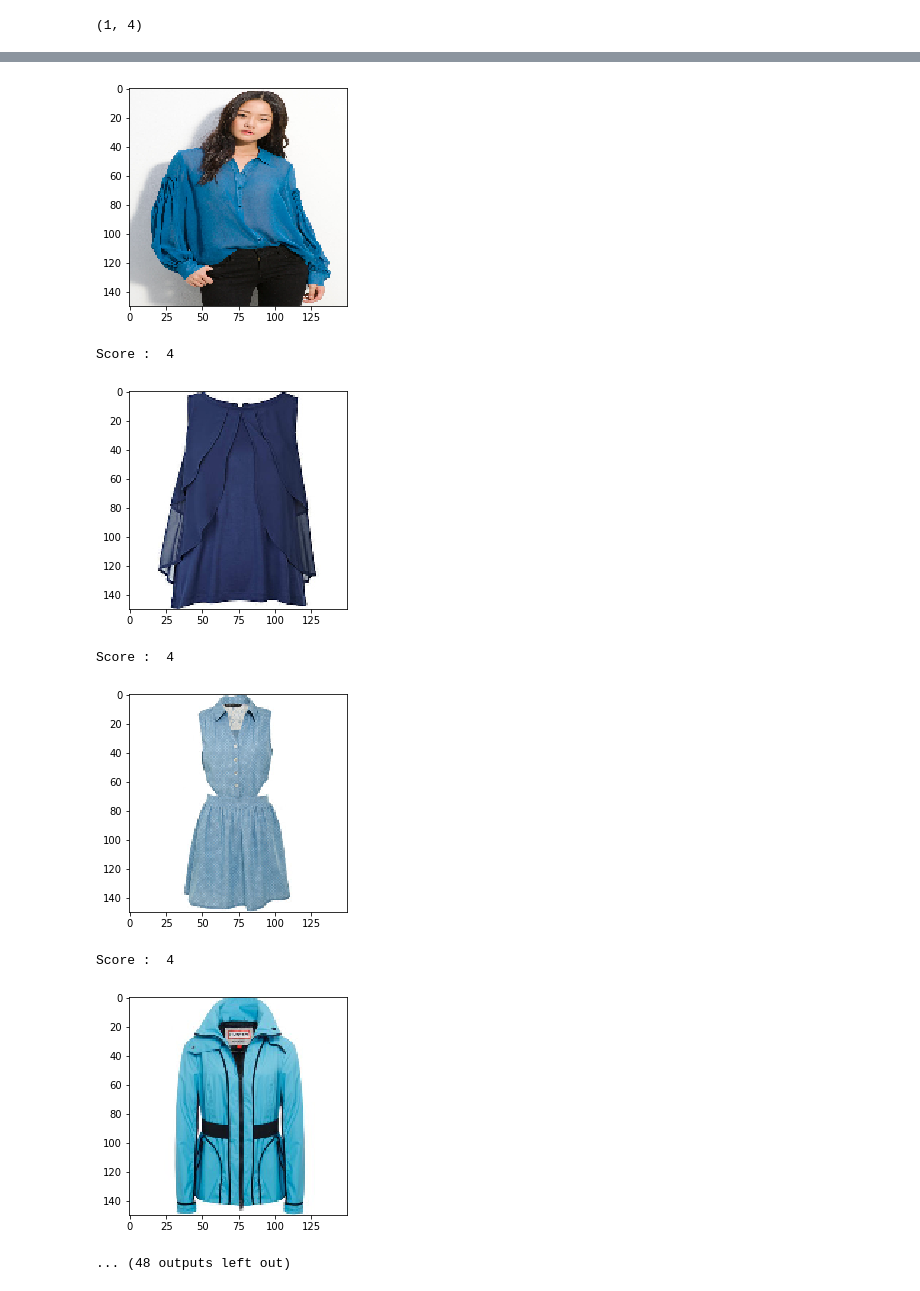
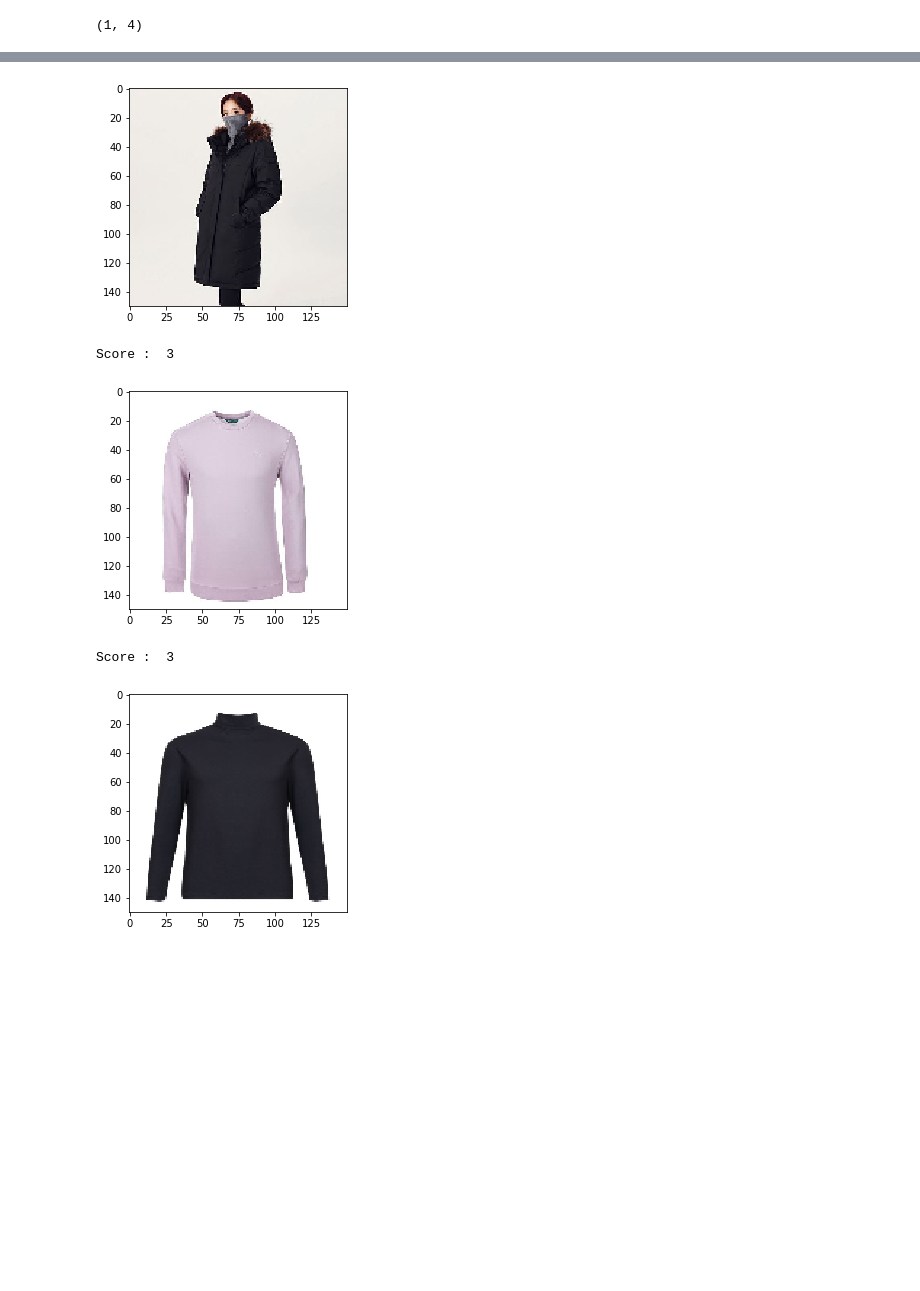
Before and after one commit to skkuse02/2019fall_41class_team6, a Jupyter notebook: FashioNet ver.2/FashioNet ver.2 Similarities.ipynb, the cells around one changed output, grey strips where cells are left out. Drawn from its saved outputs; the diff is of its cells as text; code cells hidden in the pictures; blank space fills up the shorter version.

```diff
--- a/FashioNet ver.2/FashioNet ver.2 Similarities.ipynb
+++ b/FashioNet ver.2/FashioNet ver.2 Similarities.ipynb
@@ -73,7 +75,7 @@ img_width, img_height = 150, 150
 
 imagelist = []
 # top_model_weights_path = 'bottleneck_fc_model.h5'
-image_data_dir = 'Classification/fabric/test'
+image_data_dir = 'retail_shops'
 #chosenOnes = sorted(os.listdir(train_data_dir))
 count = 0
 
@@ -90,6 +92,6 @@ Found 1293 images belonging to 5 classes.
 # %%
 # Reshaping the images array
-nb_data_samples = 1293
+nb_data_samples = 23
 c=0
 images_valid=[]
 for X_batch in data1_generator:
@@ -161,3 +163,9 @@ Pattern :  (1, 5)
 fabric :  (1, 5)
 color :  (1, 5)
 Style :  (1, 5)
+# %%
+for i in range(len(data_images_inp)):
+    print ("Pattern : ", class_pattern[np.argmax(inp_pattern[i])])
+    print ("Fabric : ", class_fabric[np.argmax(inp_fabric[i])])
+    print ("Color : ", class_color[np.argmax(inp_color[i])])
+    print ("Style : ", class_style[np.argmax(inp_style[i])])
@@ -197,7 +210,7 @@ feature_data=np.load('db_features.npy')
 similarities=similarity(feature_data,inp_feature_data)
 sorted_similarities = sorted(similarities.items(), key=operator.itemgetter(1),reverse=True)
 # print (sorted_similarities)
-num_reco=30
+num_reco=5
 num_data=feature_data.size
 for i in range(num_reco):
     ind = sorted_similarities[i][0]
@@ -212,8 +225,5 @@ Score :  4
-[figure, old version]
+[figure, new version]
-Score :  4
+Score :  3
-[figure, old version]
+[figure, new version]
-Score :  4
+Score :  3
-[figure, old version]
+[figure, new version]
-Score :  4
-[figure, removed]
-... (48 outputs left out)
```
Also changed, not shown: parts of 5 cells of this notebook, 4 other files.
